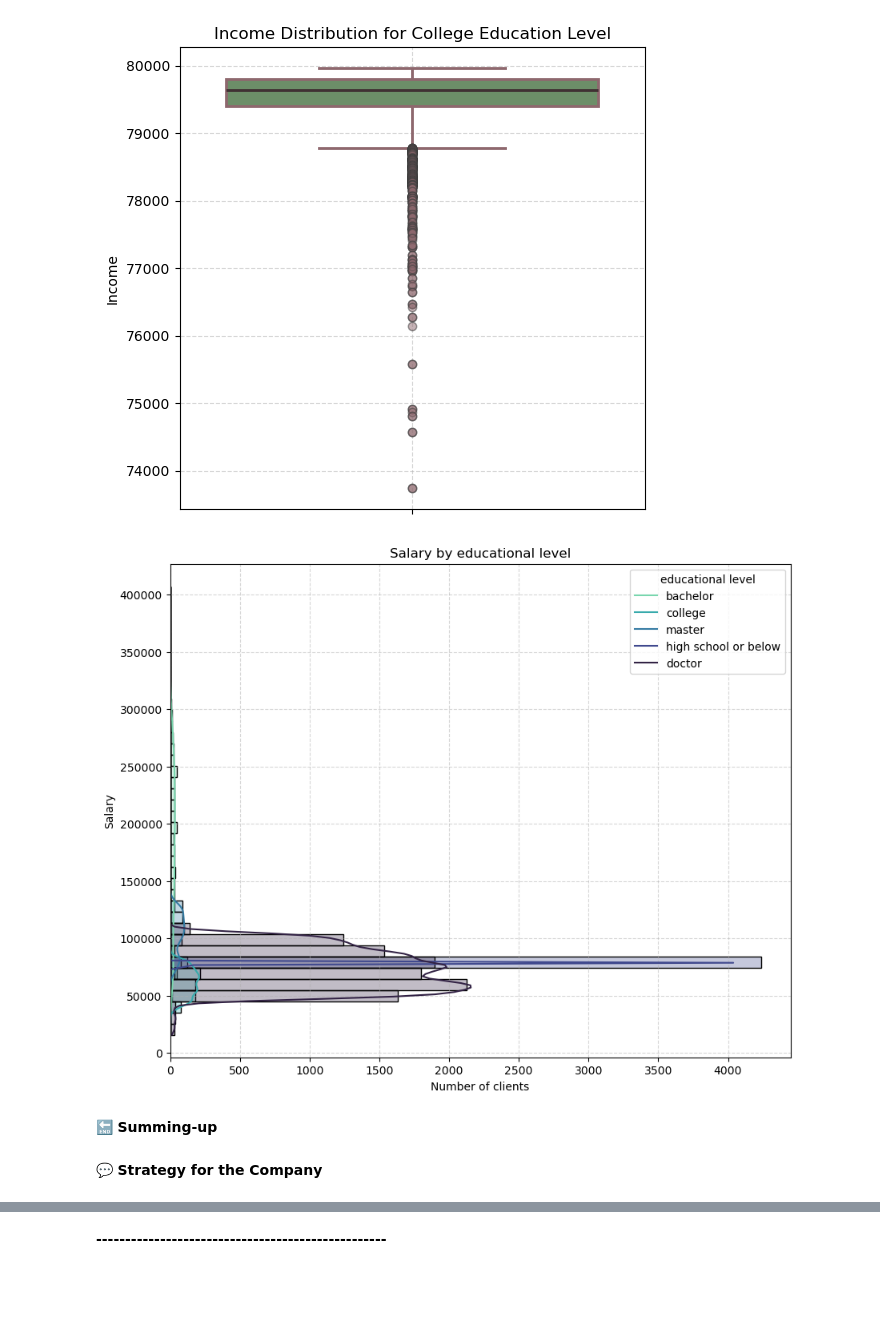
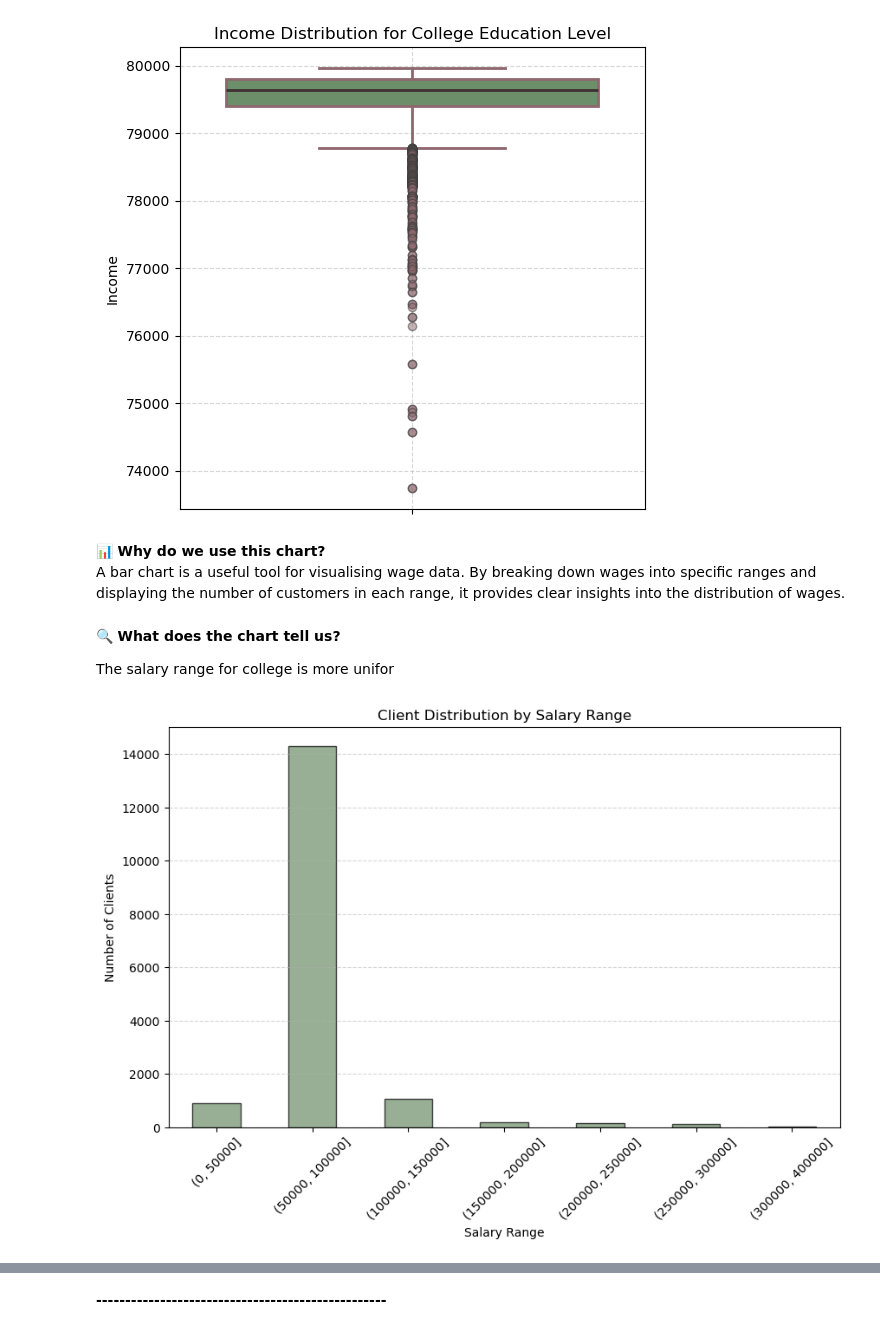
Before and after one commit to Adalab/bda-modulo-3-evaluacion-final-elenapct, a Jupyter notebook: modulo-3-evaluacion-elena.ipynb, the cells around one changed output, grey strips where cells are left out. Drawn from its saved outputs; the diff is of its cells as text; code cells hidden in the pictures; blank space fills up the shorter version.

```diff
--- a/modulo-3-evaluacion-elena.ipynb
+++ b/modulo-3-evaluacion-elena.ipynb
@@ -942,19 +942,23 @@ plt.title("Income Distribution for College Education Level")
 plt.grid(True, alpha=0.5, linestyle="--")
 # %% [output]
 [figure]
-# %%
-
-df_loyalty["education"] = df_loyalty["education"].str.strip().str.lower()
-plt.figure(figsize=(10, 8))
-sns.histplot(data=df_loyalty, y="salary", hue="education", bins=40, kde=True, alpha=0.3, palette="mako", edgecolor="black", multiple="layer", stat="count")
-plt.ylabel("Salary")
-plt.xlabel("Number of clients")
-plt.title("Salary by educational level")
-plt.legend(title="educational level", labels=df_loyalty["education"].unique(), loc="upper right")
-plt.grid(True, alpha=0.5, linestyle="--")
-# %% [output]
-[figure, removed]
-# %% [markdown]
-🔚 **Summing-up**
-# %% [markdown]
-💬  **Strategy for the Company**
+# %% [markdown]
+📊 **Why do we use this chart?**
+A bar chart is a useful tool for visualising wage data. By breaking down wages into specific ranges and displaying the number of customers in each range, it provides clear insights into the distribution of wages.
+# %% [markdown]
+🔍  **What does the chart tell us?**
+
+The salary range for college is more unifor
+# %%
+salary_bins = [0, 50000, 100000, 150000, 200000, 250000, 300000, 400000]
+df_loyalty["salary_range"] = pd.cut(df_loyalty["salary"], bins=salary_bins)
+plt.figure(figsize=(10,6))
+df_loyalty["salary_range"].value_counts().sort_index().plot(kind="bar", color="#6C8E68", edgecolor="black", alpha=0.7)
+plt.xlabel("Salary Range")
+plt.ylabel("Number of Clients")
+plt.title("Client Distribution by Salary Range")
+plt.xticks(rotation=45)
+plt.grid(axis="y", alpha=0.5, linestyle="--")
+plt.show()
+# %% [output]
+[figure, added]
```
Also changed, not shown: parts of 4 cells of this notebook.
